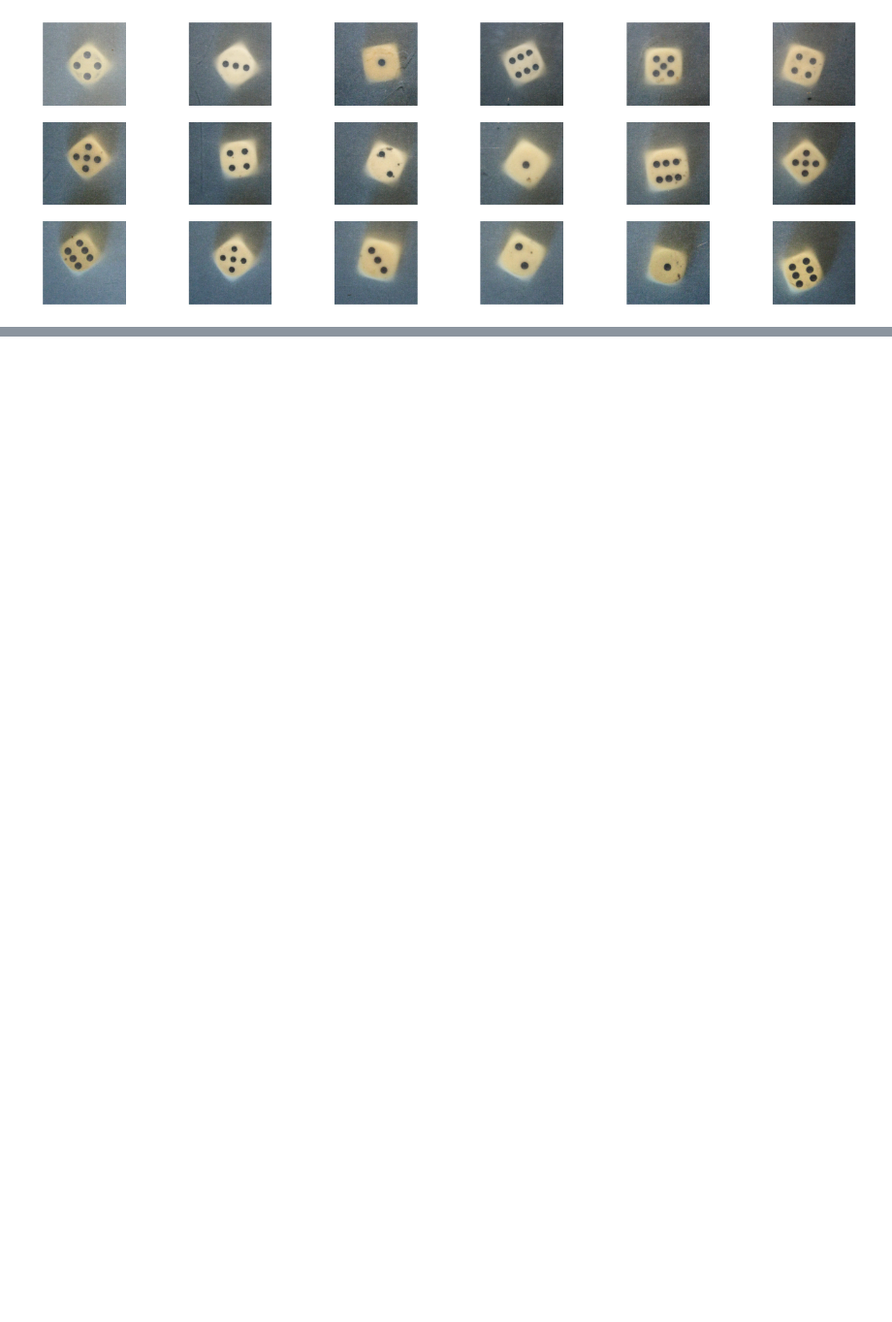
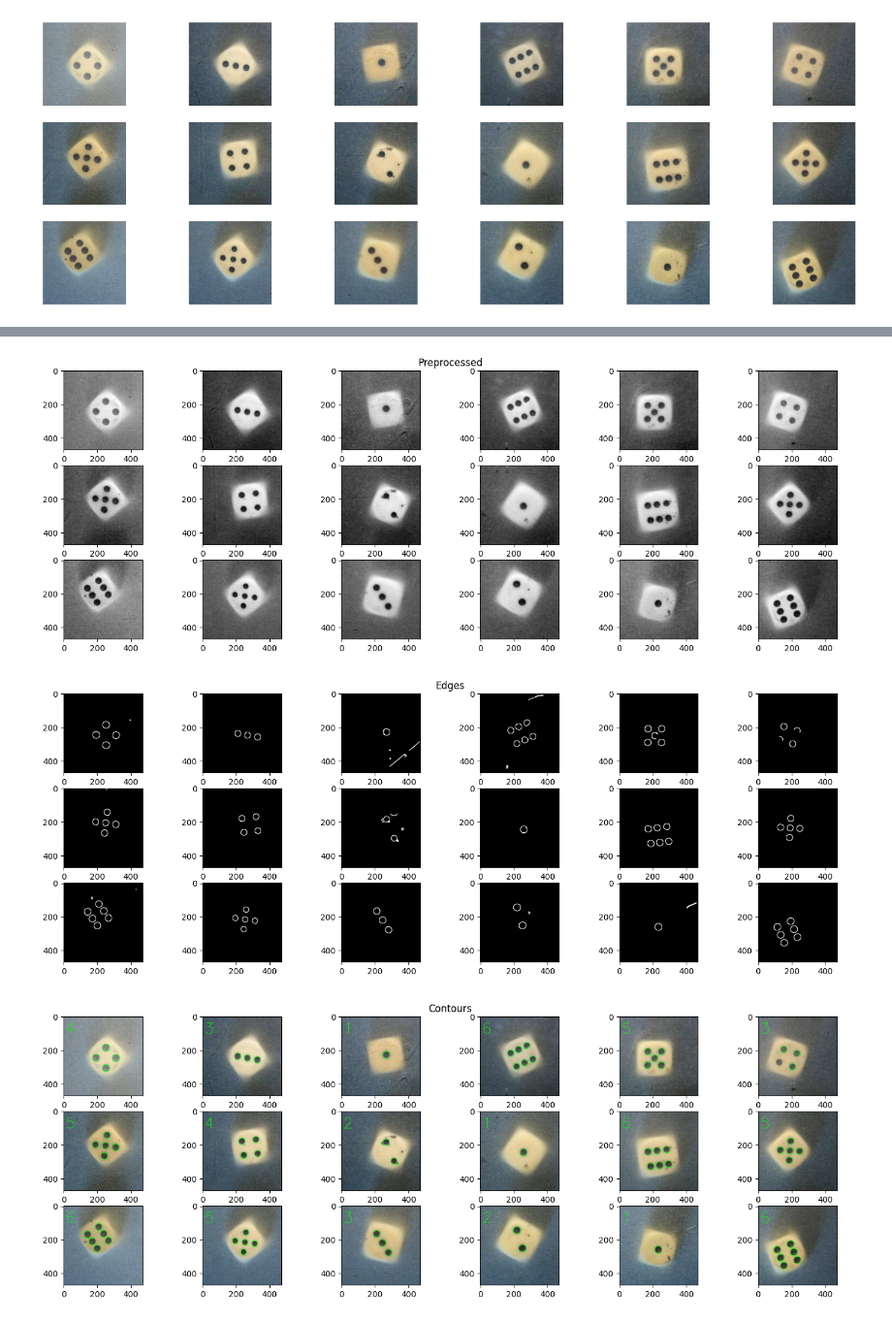
Before and after one commit to tai-studio/dice-recognition, a Jupyter notebook: dice_recognition_playground.ipynb, the cells around one changed output, grey strips where cells are left out. Shown at 97% size. Saved outputs shown, nothing was run; the diff lists cells and outputs as text; code cells hidden in the pictures; blank space fills up the shorter version.

```diff
--- a/dice_recognition_playground.ipynb
+++ b/dice_recognition_playground.ipynb
@@ -179,0 +139,19 @@ for i, dice in enumerate(dice_images):
+# %%
+# apply to all images
+img_size = len(dice_images[0])**2
+
+blur=5
+normalise=False
+canny_low=90
+canny_high=200
+dilate_erode_kernel_size=2
+dilate_iterations=3
+erode_iterations=1
+min_area = 0.36 # percent of image size
+max_area = 0.9  # percent of image size
+
+process_display_all(dice_images, rows, cols, blur, normalise, canny_low, canny_high, dilate_erode_kernel_size, dilate_iterations, erode_iterations, min_area, max_area)
+# %% [output]
+[figure, added]
+[figure, added]
+[figure, added]
```
Also changed, not shown: parts of 11 cells of this notebook, 25 other files.
